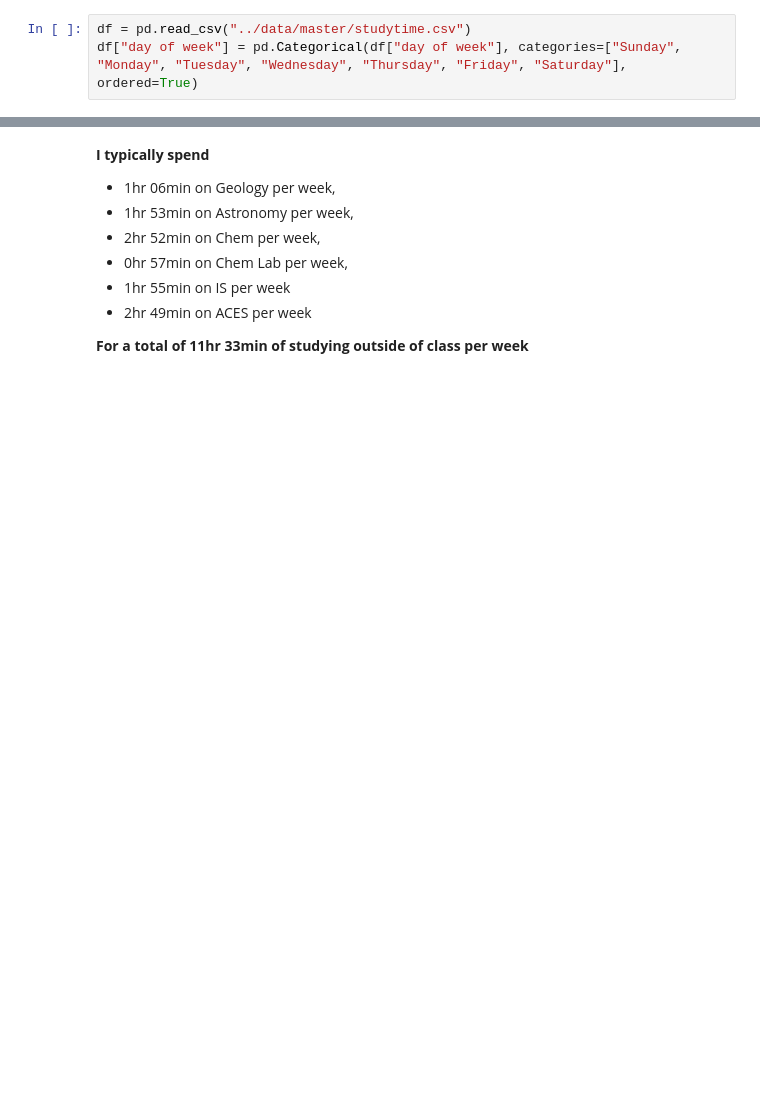
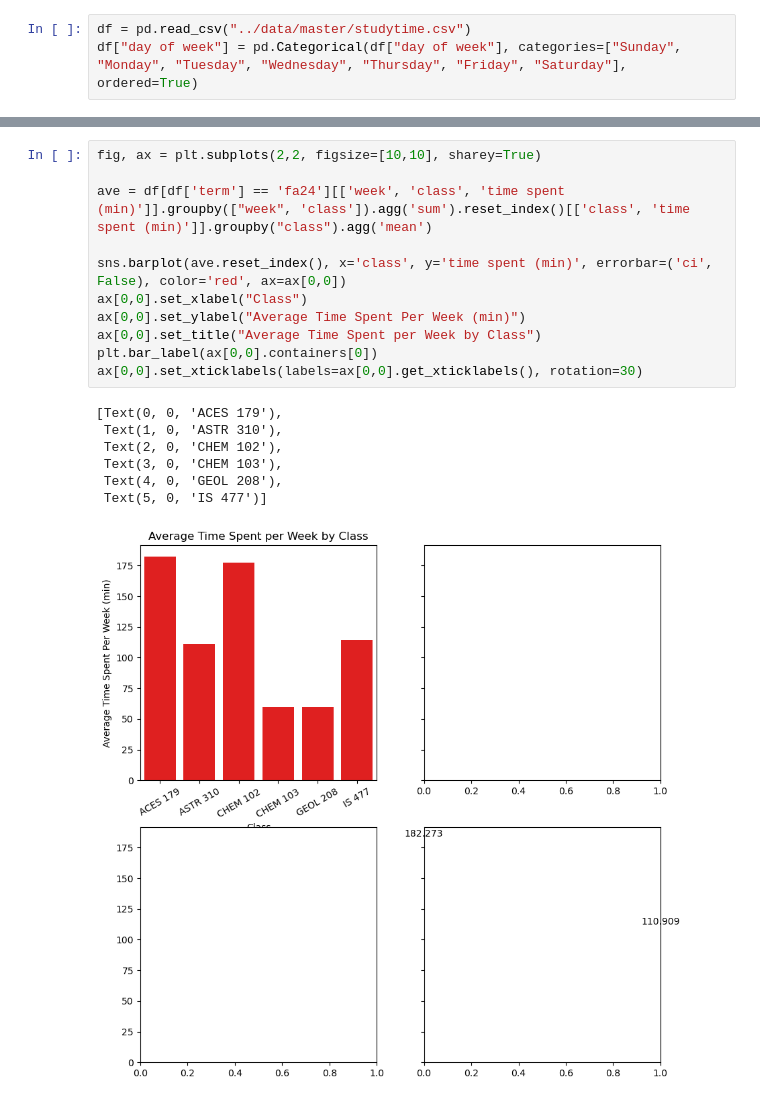
Before and after one commit to ryguy2k4/studytime, a Jupyter notebook: src/eda2.ipynb, the cells around one changed output, grey strips where cells are left out. Drawn from its saved outputs; the diff is of its cells as text; blank space fills up the shorter version.

```diff
--- a/src/eda2.ipynb
+++ b/src/eda2.ipynb
@@ -41,10 +42,19 @@ ave
-# %% [markdown]
-**I typically spend**
-* 1hr 06min on Geology per week,
-* 1hr 53min on Astronomy per week,
-* 2hr 52min on Chem per week,
-* 0hr 57min on Chem Lab per week,
-* 1hr 55min on IS per week
-* 2hr 49min on ACES per week
-
-**For a total of 11hr 33min of studying outside of class per week**
+# %%
+fig, ax = plt.subplots(2,2, figsize=[10,10], sharey=True)
+
+ave = df[df['term'] == 'fa24'][['week', 'class', 'time spent (min)']].groupby(["week", 'class']).agg('sum').reset_index()[['class', 'time spent (min)']].groupby("class").agg('mean')
+
+sns.barplot(ave.reset_index(), x='class', y='time spent (min)', errorbar=('ci', False), color='red', ax=ax[0,0])
+ax[0,0].set_xlabel("Class")
+ax[0,0].set_ylabel("Average Time Spent Per Week (min)")
+ax[0,0].set_title("Average Time Spent per Week by Class")
+plt.bar_label(ax[0,0].containers[0])
+ax[0,0].set_xticklabels(labels=ax[0,0].get_xticklabels(), rotation=30)
+# %% [output]
+[Text(0, 0, 'ACES 179'),
+ Text(1, 0, 'ASTR 310'),
+ Text(2, 0, 'CHEM 102'),
+ Text(3, 0, 'CHEM 103'),
+ Text(4, 0, 'GEOL 208'),
+ Text(5, 0, 'IS 477')]
+[figure, added]
```
Also changed, not shown: parts of 4 cells of this notebook, 8 other files.
